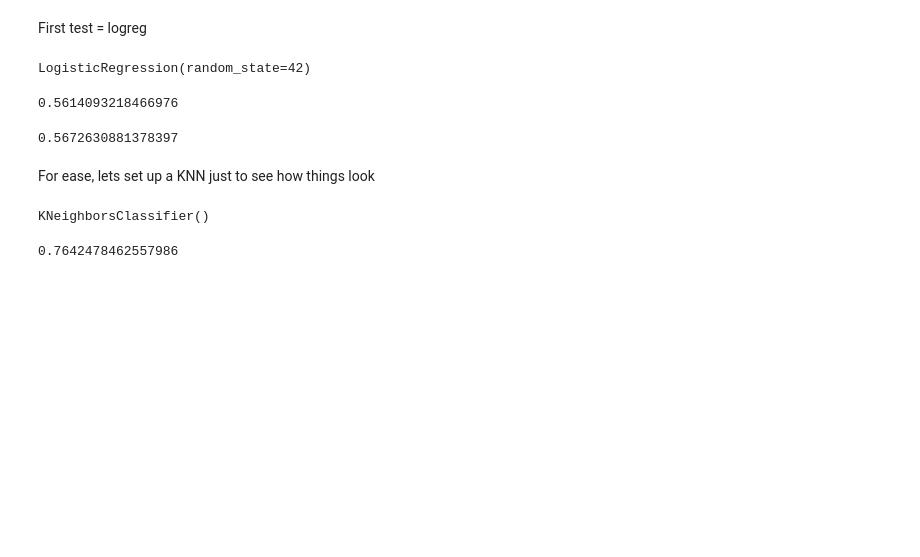
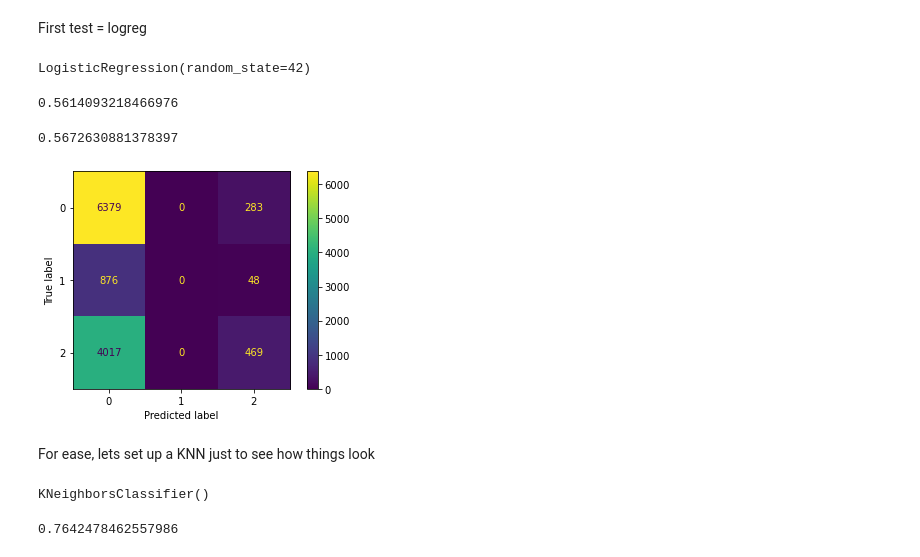
Before and after one commit to mduncan23/Tanzanian-Water-Wells-Analysis, a Jupyter notebook: Water_well_project.ipynb, the cells around one changed output. Saved outputs shown, nothing was run; the diff lists cells and outputs as text; code cells hidden in the pictures; blank space fills up the shorter version.

```diff
--- a/Water_well_project.ipynb
+++ b/Water_well_project.ipynb
@@ -377,6 +403,10 @@ lr.score(X_train_scaled, y_train)
 lr.score(X_test_scaled, y_test)
 # %% [output]
 0.5672630881378397
+# %%
+plot_confusion_matrix(lr, X_test_scaled, y_test);
+# %% [output]
+[figure, added]
 # %% [markdown]
 For ease, lets set up a KNN just to see how things look
 # %%
```
Also changed, not shown: parts of 30 cells of this notebook.
